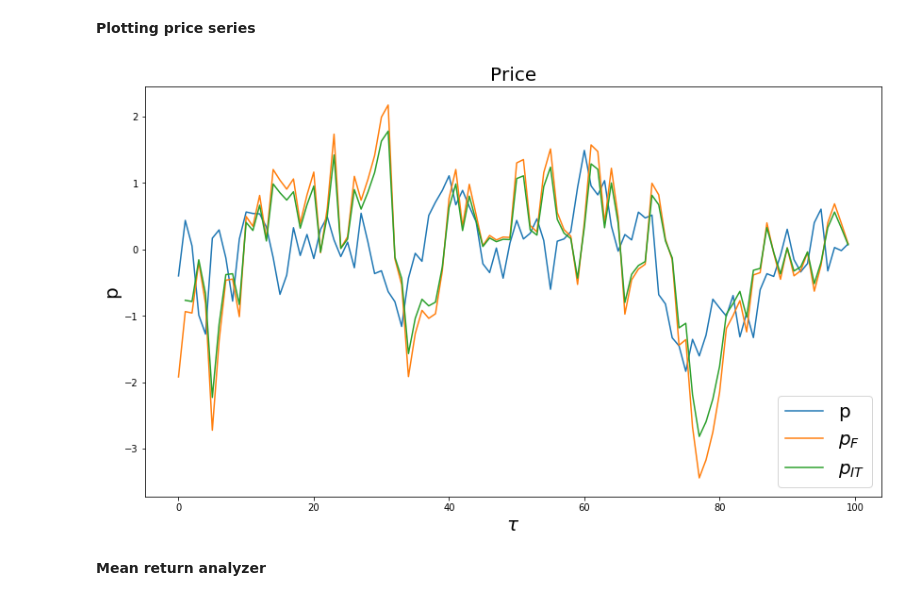
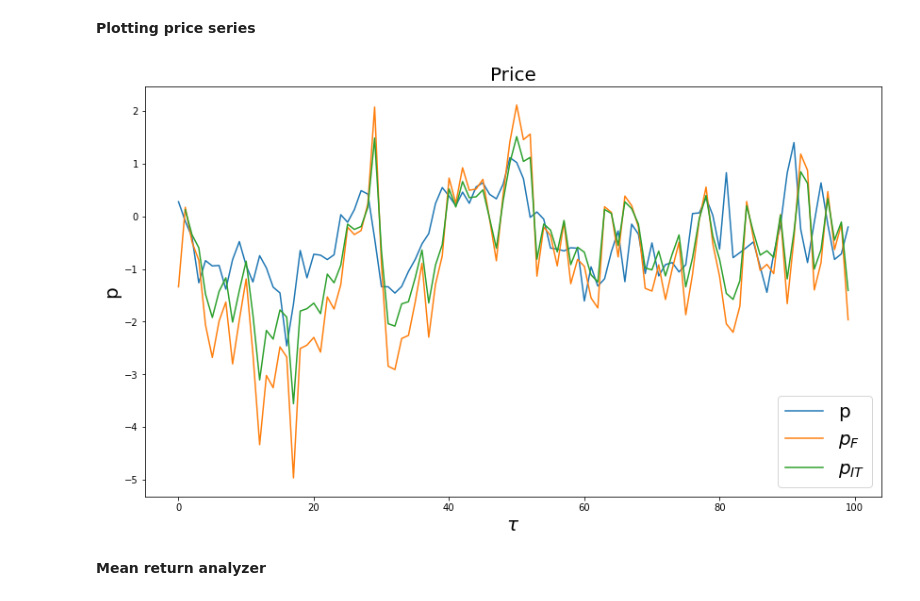
Before and after one commit to felipemoret77/EconophysiX_Internship, a Jupyter notebook: A_Rational_Noise_Trader_Within_A_Kyle_Setup_Full_Utility_3_Seeds_EconophysiX.ipynb, the cells around one changed output. Drawn from its saved outputs; the diff is of its cells as text; code cells hidden in the pictures.

```diff
--- a/A_Rational_Noise_Trader_Within_A_Kyle_Setup_Full_Utility_3_Seeds_EconophysiX.ipynb
+++ b/A_Rational_Noise_Trader_Within_A_Kyle_Setup_Full_Utility_3_Seeds_EconophysiX.ipynb
@@ -784,8 +786,8 @@ plt.show()
 # %% [markdown]
 **Propagator function for different values of $\alpha$**
 # %%
-T_phase_analysis = 100
-T_it_phase_analysis = 100
+T_phase_analysis = 50
+T_it_phase_analysis = 10
 G_0_seed = 1
 alpha_G = 0.5
 tau_MU = 5
@@ -1010,7 +1032,7 @@ plt.show()
 ## Analysis of Results - Irrational Noise Trader
 # %%
 T = 100
-T_it = 100
+T_it = 10
 G_0_seed = 1
 alpha_G = 0.5
 tau_MU = 5
@@ -1571,7 +1605,7 @@ C_MU_0 = ((1 - cte)/(cte))**2
 
 ACF_MU = return_Markovian_ACF(C_MU_0, tau_MU, T)
 # %%
-number_of_simulations = 10000
+number_of_simulations = 1000000
 dividends_flow = generate_order_flow(ACF_MU, number_of_simulations)
 # %% [markdown]
 **Simulating the target portfolio process**
@@ -1583,16 +1617,16 @@ target_portfolio_order_flow = generate_order_flow(ACF_TGT, number_of_simulations
 # %% [markdown]
 **Running the solver for getting the stationary G and Ds**
 # %%
-T_it = 100
+T_it = 10
 G_0_seed = 1
 alpha_G = 0.5
-alpha = 1.5
+alpha = 3
 seed_type = "mark"
 C_NT_0 = 1
 tau_NT = 1
 C_IT_0 = 1
 tau_IT = 1
-tau = 6
+tau = 1
 #bound_for_convergence = 0.00001
 
 
@@ -1654,16 +1968,16 @@ IT_estimated_price_simulations = return_IT_estimated_price_series(dividends_flow
 **Plotting price series**
 # %%
 figure25 = plt.figure(figsize = (14,8))
-plt.plot(np.arange(0,T), price_simulations[:, 1], label = "p")
-plt.plot(np.arange(0,T), fundamental_price_simulations[:,1], label = r"$p_{F}$")
-plt.plot(np.arange(1,T), IT_estimated_price_simulations[:,1], label = r"$p_{IT}$")
+plt.plot(np.arange(0,T), price_simulations[:, 2], label = "p")
+plt.plot(np.arange(0,T), fundamental_price_simulations[:,2], label = r"$p_{F}$")
+plt.plot(np.arange(1,T), IT_estimated_price_simulations[:,2], label = r"$p_{IT}$")
 plt.xlabel(r"$\tau$", fontsize = 20)
 plt.ylabel("p", fontsize = 20)
 plt.legend(loc = 4, prop={'size': 20})
 plt.title("Price", fontsize = 20)
 plt.show()
 # %% [output]
-[figure, old version]
+[figure, new version]
 # %% [markdown]
 **Mean return analyzer**
 # %%
```
Also changed, not shown: parts of 116 cells of this notebook.
